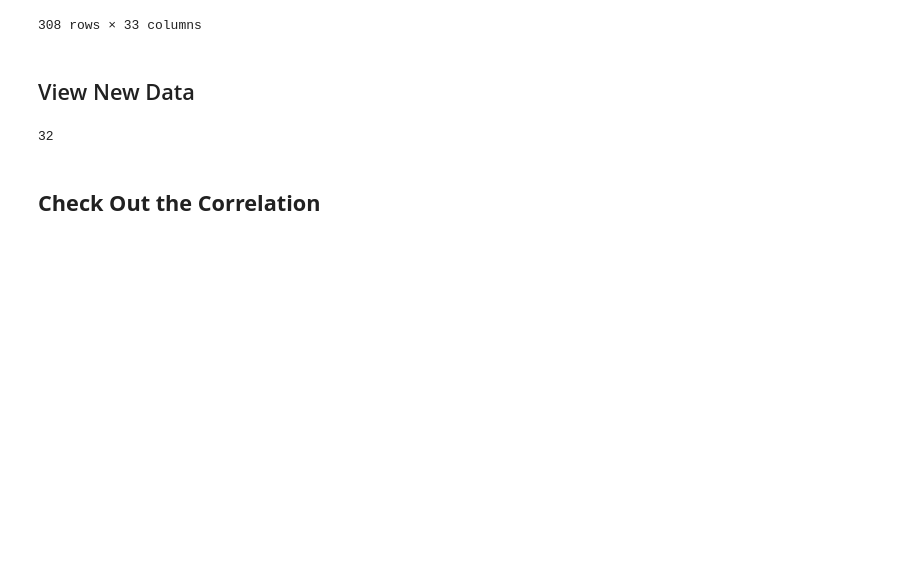
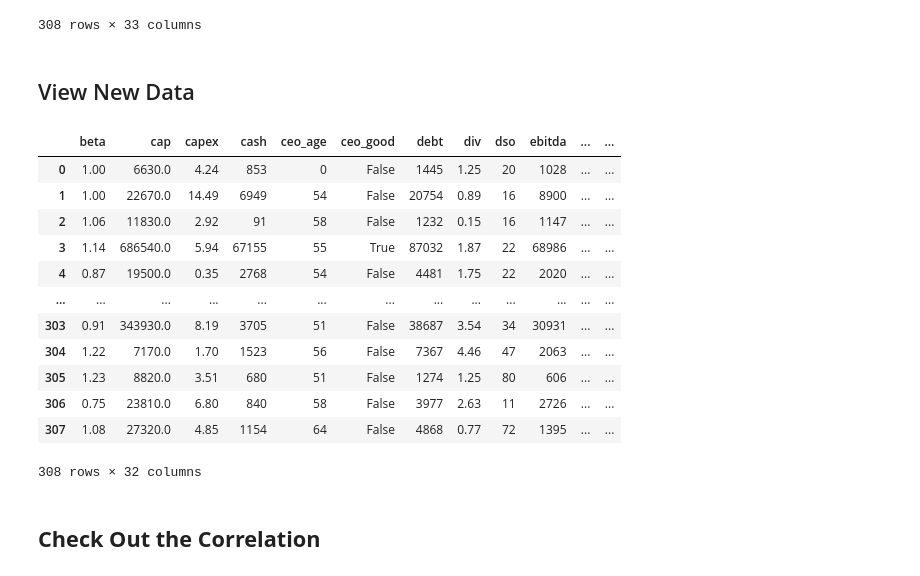
Before and after one commit to hh2010/metis_hasan, a Jupyter notebook: projects/02-comps/luther_hh.ipynb, the cells around one changed output. Cells and saved outputs as stored; diff of their text form; code cells hidden in the pictures; blank space fills up the shorter version.

```diff
--- a/projects/02-comps/luther_hh.ipynb
+++ b/projects/02-comps/luther_hh.ipynb
@@ -316,9 +300,21 @@ df_clean.reindex()
 # %%
 # df_clean.to_csv('df_clean_1000.csv')
 # df_clean.to_csv('df_clean.csv')
-len(df.columns)
+df
 # %% [output]
+|  | beta | cap | capex | cash | ceo_age | ceo_good | debt | div | dso | ebitda | ... | ... |
+| 0 | 1.00 | 6630.0 | 4.24 | 853 | 0 | False | 1445 | 1.25 | 20 | 1028 | ... | ... |
+| 1 | 1.00 | 22670.0 | 14.49 | 6949 | 54 | False | 20754 | 0.89 | 16 | 8900 | ... | ... |
+| 2 | 1.06 | 11830.0 | 2.92 | 91 | 58 | False | 1232 | 0.15 | 16 | 1147 | ... | ... |
+| 3 | 1.14 | 686540.0 | 5.94 | 67155 | 55 | True | 87032 | 1.87 | 22 | 68986 | ... | ... |
+| 4 | 0.87 | 19500.0 | 0.35 | 2768 | 54 | False | 4481 | 1.75 | 22 | 2020 | ... | ... |
+| ... | ... | ... | ... | ... | ... | ... | ... | ... | ... | ... | ... | ... |
+| 303 | 0.91 | 343930.0 | 8.19 | 3705 | 51 | False | 38687 | 3.54 | 34 | 30931 | ... | ... |
+| 304 | 1.22 | 7170.0 | 1.70 | 1523 | 56 | False | 7367 | 4.46 | 47 | 2063 | ... | ... |
+| 305 | 1.23 | 8820.0 | 3.51 | 680 | 51 | False | 1274 | 1.25 | 80 | 606 | ... | ... |
+| 306 | 0.75 | 23810.0 | 6.80 | 840 | 58 | False | 3977 | 2.63 | 11 | 2726 | ... | ... |
+| 307 | 1.08 | 27320.0 | 4.85 | 1154 | 64 | False | 4868 | 0.77 | 72 | 1395 | ... | ... |
-32
+308 rows × 32 columns
 # %% [markdown]
 ## **Check Out the Correlation**
 # %%
```
Also changed, not shown: parts of 23 cells of this notebook, 13 other files.
